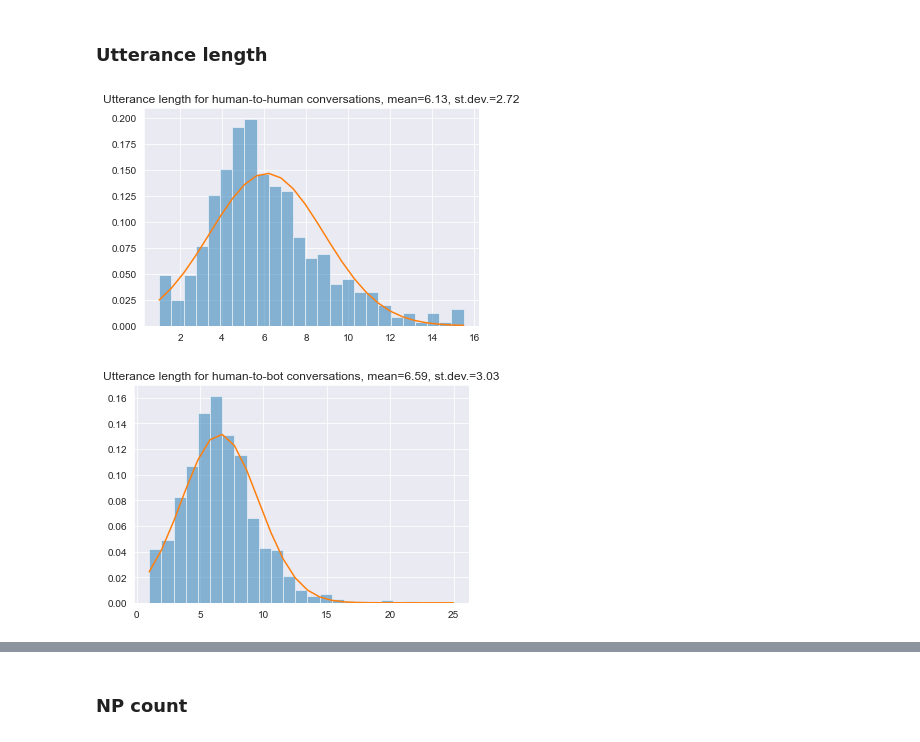
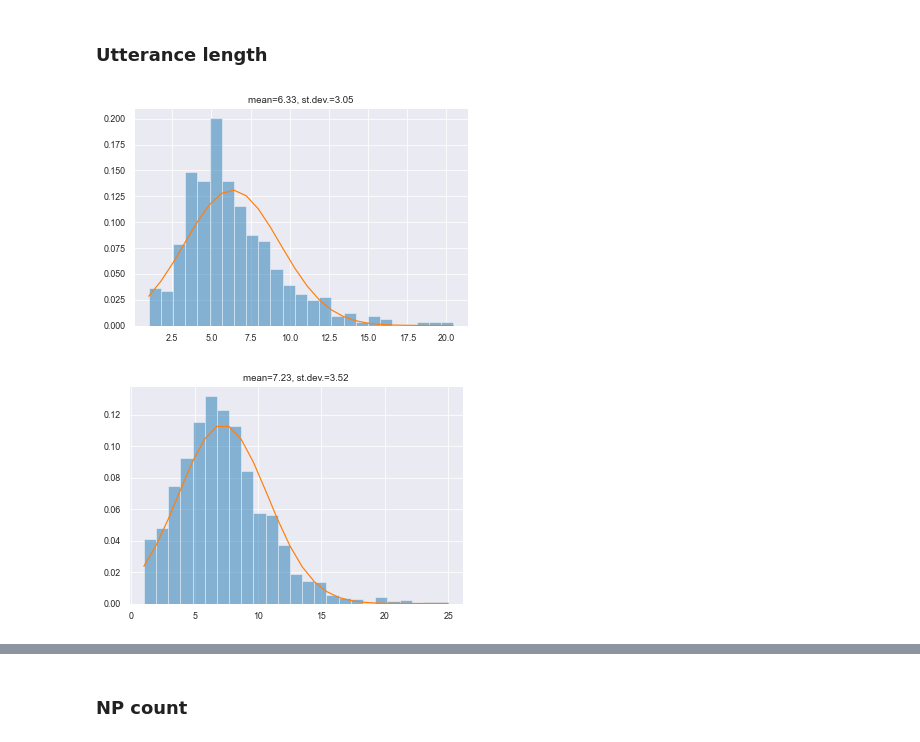
Before and after one commit to lerastromtsova/social-chatbot-initiative, a Jupyter notebook: analyse.ipynb, the cells around one changed output, grey strips where cells are left out. Drawn from its saved outputs; the diff is of its cells as text; code cells hidden in the pictures.

```diff
--- a/analyse.ipynb
+++ b/analyse.ipynb
@@ -20,8 +21,8 @@ with open(f"{DATA_DIR}train_hb.json") as f:
 # %% [markdown]
 ## Helper functions
 # %%
-UTT_LEN_LIMIT = 25
-NP_LEN_LIMIT = 25
+UTT_LEN_LIMIT = 40
+NP_LEN_LIMIT = 15
 NLL_LIMIT = 10**3
 # %%
 def calc_average_utt_len(dataset):
@@ -67,17 +78,17 @@ def calc_average_nll(dataset):
 # %% [markdown]
 ### Utterance length
 # %%
-def get_hist_with_norm_dist(data, title, bins=25):
+def get_hist_with_norm_dist(data, bins=25):
     _, bins, _ = plt.hist(data, bins=bins, density=1, alpha=0.5)
     mu, sigma = norm.fit(data)
     best_fit_line = norm.pdf(bins, mu, sigma)
     plt.plot(bins, best_fit_line)
-    plt.title(f'{title}, mean={round(mu,2)}, st.dev.={round(sigma,2)}')
+    plt.title(f'mean={round(mu,2)}, st.dev.={round(sigma,2)}')
 # %%
-get_hist_with_norm_dist(calc_average_utt_len(hh_dialog), "Utterance length for human-to-human conversations")
+get_hist_with_norm_dist(calc_average_utt_len(hh_dialog))
 # %% [output]
-[figure, old version]
+[figure, new version]
 # %%
-get_hist_with_norm_dist(calc_average_utt_len(hb_dialog), "Utterance length for human-to-bot conversations")
+get_hist_with_norm_dist(calc_average_utt_len(hb_dialog))
 # %% [output]
-[figure, old version]
+[figure, new version]
```
Also changed, not shown: parts of 36 cells of this notebook.
